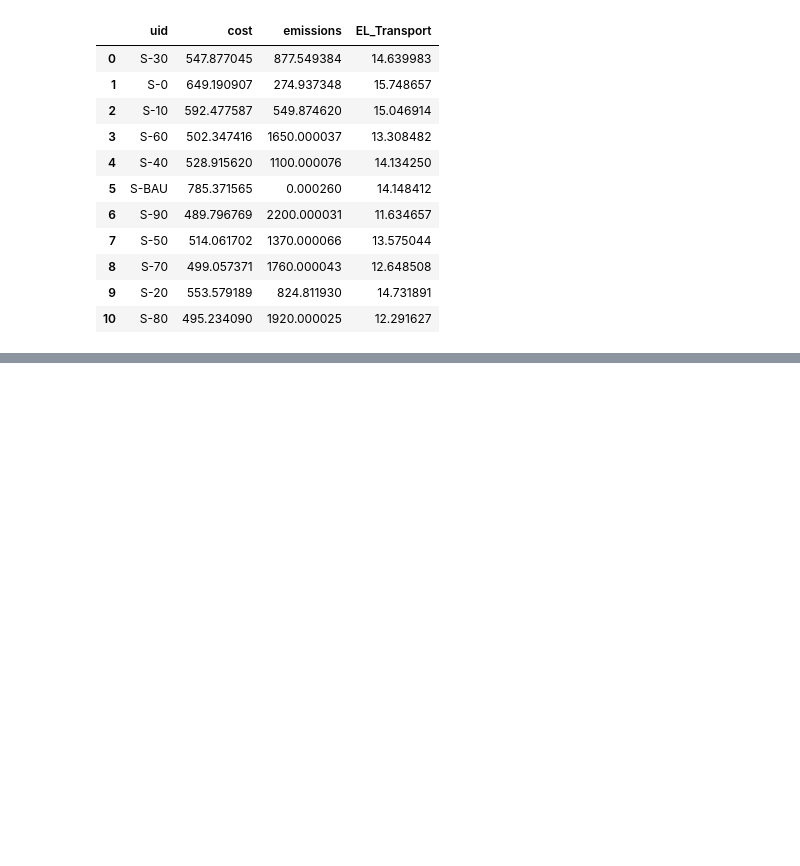
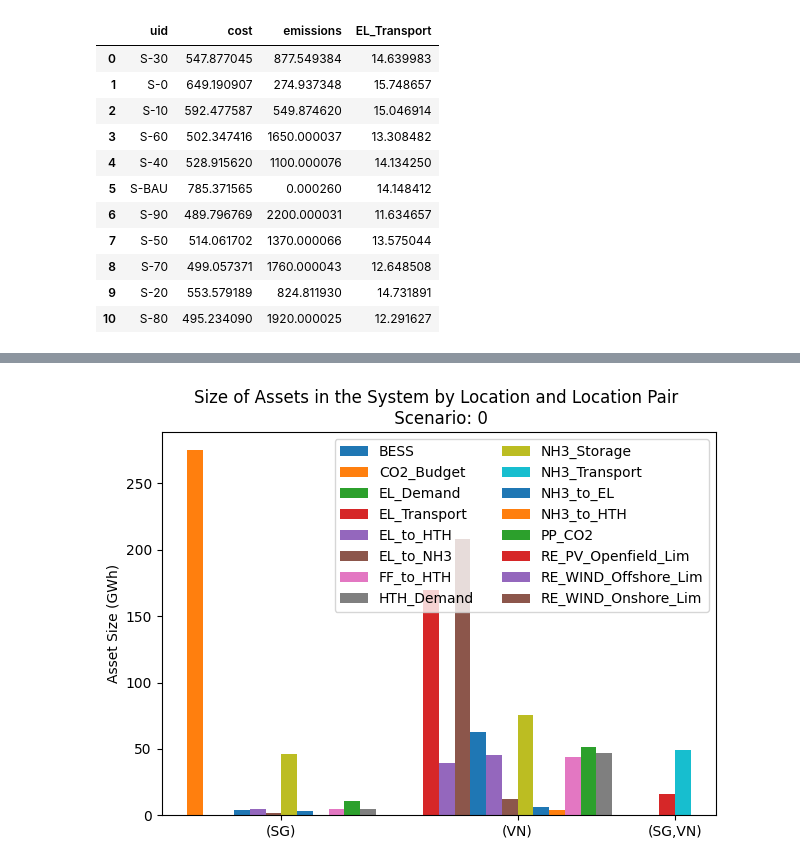
Before and after one commit to jpacilo/STEVFNs, a Jupyter notebook: Analysis/analysis-1.ipynb, the cells around one changed output, grey strips where cells are left out. Drawn from its saved outputs; the diff is of its cells as text; code cells hidden in the pictures; blank space fills up the shorter version.

```diff
--- a/Analysis/analysis-1.ipynb
+++ b/Analysis/analysis-1.ipynb
@@ -208,0 +224,8 @@ df_results.drop(columns="artist")
+# %%
+my_artist = df_results.loc[0, "artist"]
+
+bar_width = 1.0
+bar_spacing = 3.0
+my_artist.plot(bar_width, bar_spacing)
+# %% [output]
+[figure, added]
```
Also changed, not shown: parts of 14 cells of this notebook.
